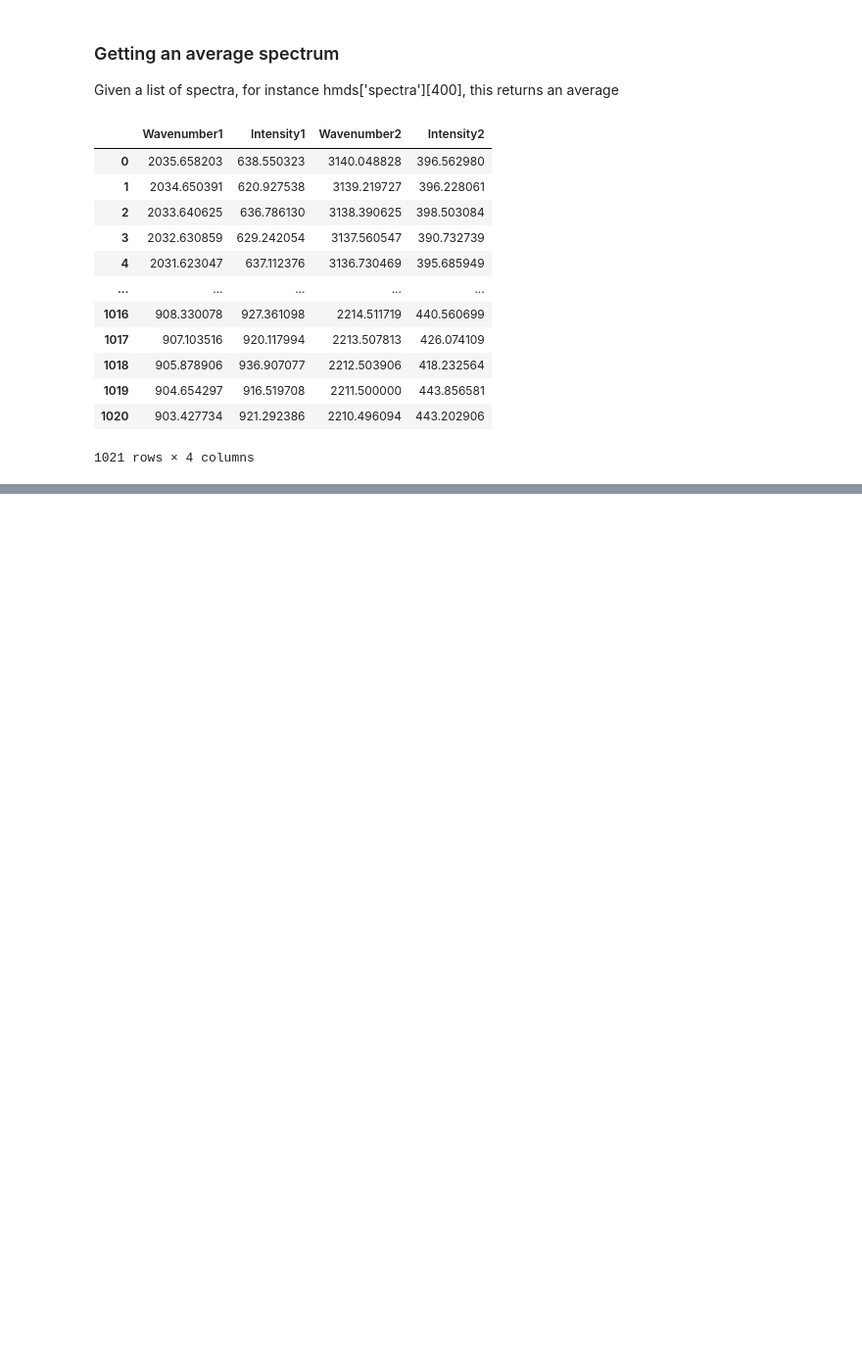
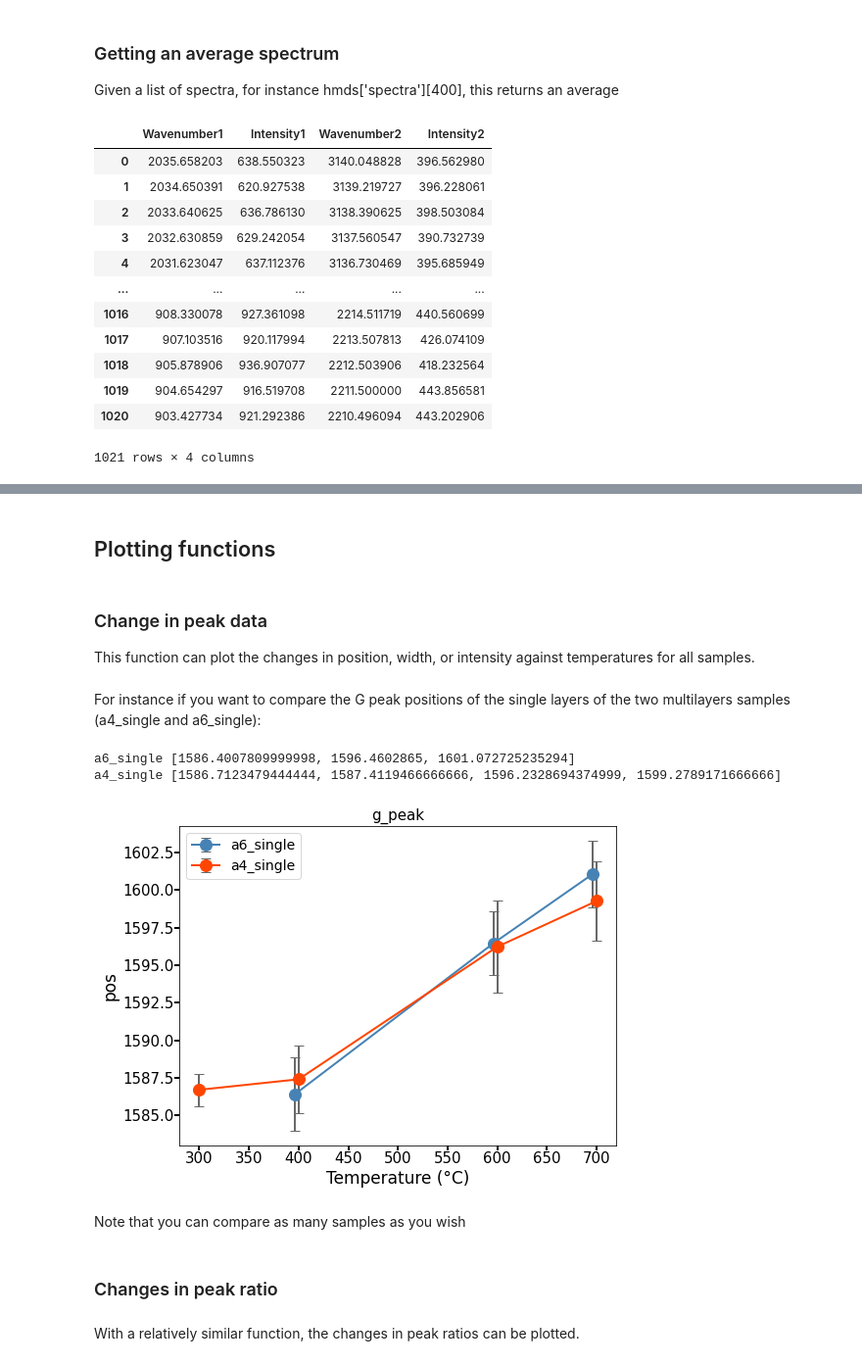
Before and after one commit to anaisgr/masters, a Jupyter notebook: raman_analysis.ipynb, the cells around one changed output, grey strips where cells are left out. Shown at 98% size. Cells and saved outputs as stored; diff of their text form; code cells hidden in the pictures; blank space fills up the shorter version.

Commit message:
Added functions for a few plots to Raman notebook

```diff
--- a/raman_analysis.ipynb
+++ b/raman_analysis.ipynb
@@ -93,0 +114,7 @@ Canvas(toolbar=Toolbar(toolitems=[('Home', 'Reset original view', 'home', 'home'
+# %%
+peaks = hmds['data'][500][1]
+print(peaks.d_peak)
+print(peaks.g_peak)
+print(peaks.d2_peak)
+print(peaks.id_ig)
+print(peaks.i2d_ig)
@@ -151,0 +202,50 @@ def get_data_stats(data):
+# %% [markdown]
+## Plotting functions
+# %% [markdown]
+### Change in peak data
+
+This function can plot the changes in position, width, or intensity against temperatures for all samples.
+# %%
+def plot_peak_change(peak, param, *samples):
+    fig = plt.figure(figsize=(8,6))
+    ax = fig.add_subplot(111)
+    #ts = get_overlap_ts(*samples)
+    colors=["steelblue", "orangered", "chartreuse", "saddlebrown", 'purple', 'dimgrey']
+    for i,sample in enumerate(samples):
+        y = []
+        y_error_lower = []
+        y_error_upper = []
+        y_error_dev = []
+        y_error = {"dev": y_error_dev, "range":[y_error_lower, y_error_upper]}
+        ts = list(sample["data"].keys())
+        for t in ts:
+            (spec_mean, spec_dev, spec_min, spec_max, spec_ratios) = get_data_stats(sample['data'][t])
+            y_value = getattr(spec_mean,peak)[param]
+            y_error_upper.append((-y_value+getattr(spec_max,peak)[param]))
+            y_error_lower.append((y_value-getattr(spec_min,peak)[param]))
+            y_error_dev.append(getattr(spec_dev,peak)[param])
+            y.append(y_value)
+        ax.errorbar([t+(i-1)*4 for t in ts], y, yerr=y_error["dev"],
+                     fmt='o-', ecolor='dimgrey', color=colors[i],
+                     capsize=5, label=sample['name'], markersize=12, lw=2)
+        ax.set_ylabel(param, fontsize=17)
+        ax.set_xlabel('Temperature (°C)', fontsize=17)
+        kwargs = dict(labelsize=15, pad=0.5, width=2, length=5, direction='out')
+        ax.tick_params(**kwargs)
+        ax.set_title(peak, fontsize=15)
+        print(sample['name'], y)
+    ax.legend(fontsize=14)
+# %% [markdown]
+For instance if you want to compare the G peak positions of the single layers of the two multilayers samples (a4_single and a6_single):
+# %%
+plot_peak_change('g_peak', 'pos', a6_single, a4_single)
+# %% [output]
+a6_single [1586.4007809999998, 1596.4602865, 1601.072725235294]
+a4_single [1586.7123479444444, 1587.4119466666666, 1596.2328694374999, 1599.2789171666666]
+[figure, added]
+# %% [markdown]
+Note that you can compare as many samples as you wish
+# %% [markdown]
+### Changes in peak ratio
+# %% [markdown]
+With a relatively similar function, the changes in peak ratios can be plotted.
```
Also changed, not shown: parts of 18 cells of this notebook.
